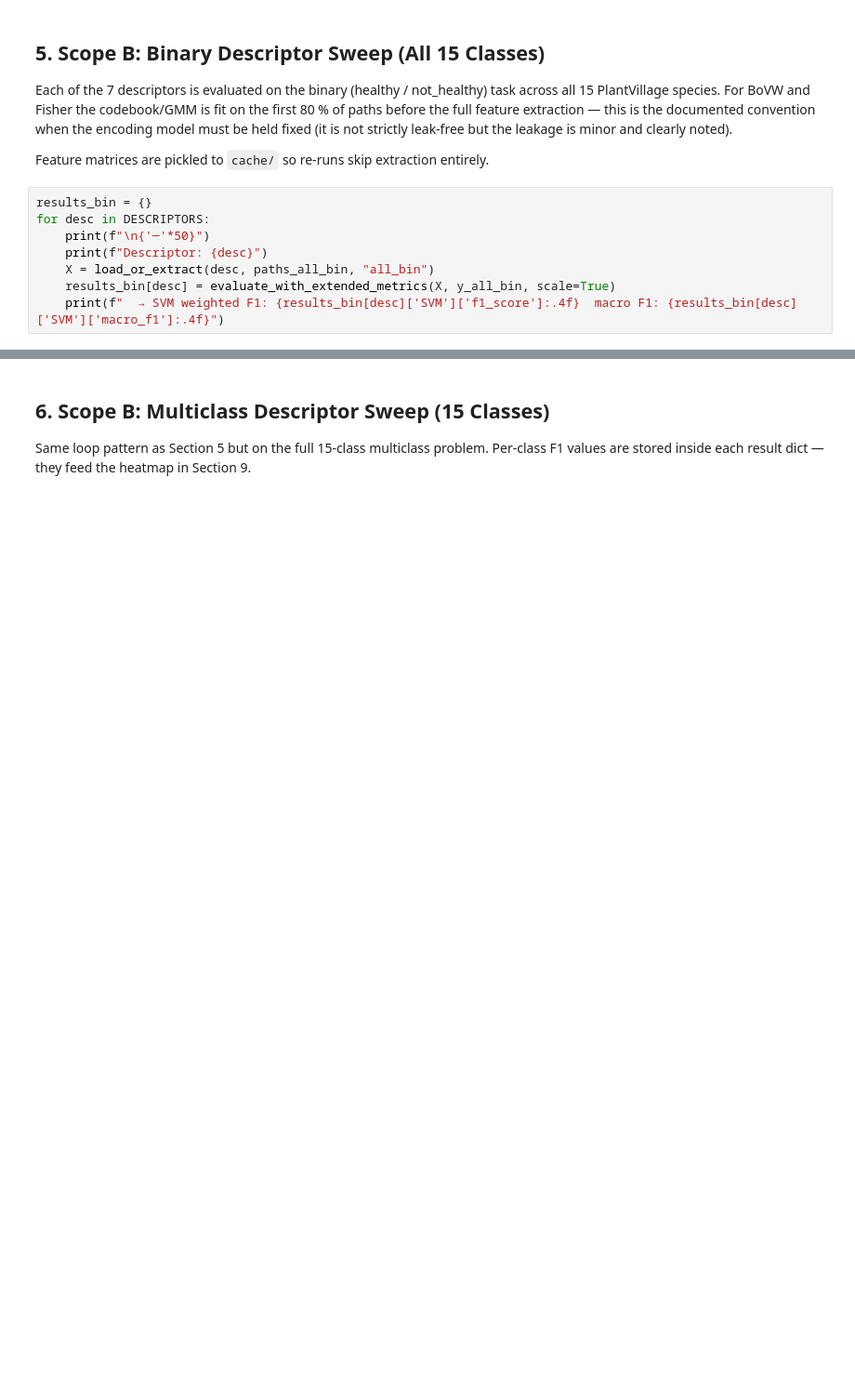
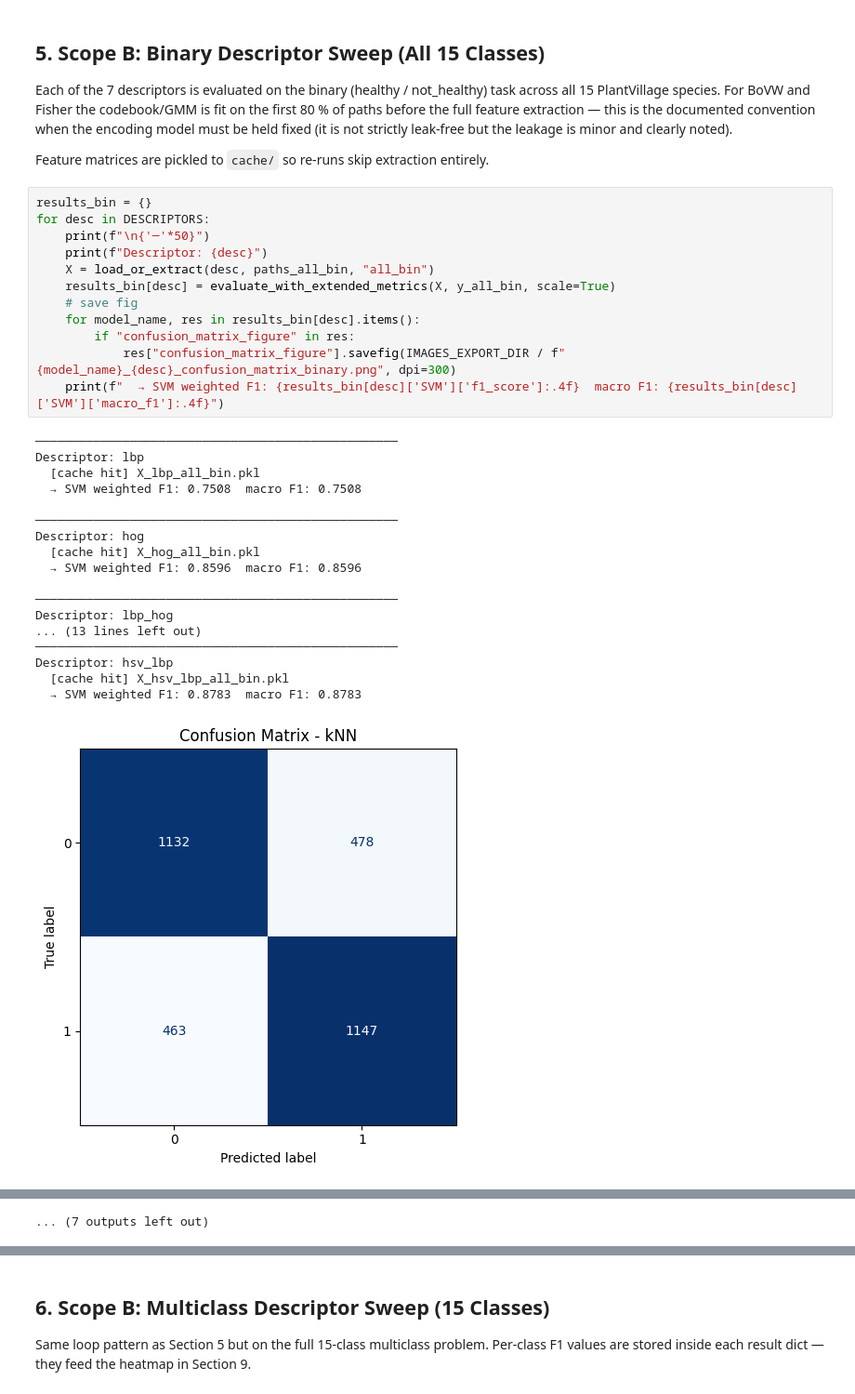
Before and after one commit to slamgLuke/CV_descriptors, a Jupyter notebook: notebook_descriptor_comparison.ipynb, the cells around one changed output, grey strips where cells are left out. Shown at 93% size. Cells and saved outputs as stored; diff of their text form; blank space fills up the shorter version.

```diff
--- a/notebook_descriptor_comparison.ipynb
+++ b/notebook_descriptor_comparison.ipynb
@@ -292,8 +343,31 @@ Feature matrices are pickled to `cache/` so re-runs skip extraction entirely.
 # %%
 results_bin = {}
 for desc in DESCRIPTORS:
     print(f"\n{'─'*50}")
     print(f"Descriptor: {desc}")
     X = load_or_extract(desc, paths_all_bin, "all_bin")
     results_bin[desc] = evaluate_with_extended_metrics(X, y_all_bin, scale=True)
+    # save fig
+    for model_name, res in results_bin[desc].items():
+        if "confusion_matrix_figure" in res:
+            res["confusion_matrix_figure"].savefig(IMAGES_EXPORT_DIR / f"{model_name}_{desc}_confusion_matrix_binary.png", dpi=300)
     print(f"  → SVM weighted F1: {results_bin[desc]['SVM']['f1_score']:.4f}  macro F1: {results_bin[desc]['SVM']['macro_f1']:.4f}")
+# %% [output]
+──────────────────────────────────────────────────
+Descriptor: lbp
+  [cache hit] X_lbp_all_bin.pkl
+  → SVM weighted F1: 0.7508  macro F1: 0.7508
+
+──────────────────────────────────────────────────
+Descriptor: hog
+  [cache hit] X_hog_all_bin.pkl
+  → SVM weighted F1: 0.8596  macro F1: 0.8596
+
+──────────────────────────────────────────────────
+Descriptor: lbp_hog
+... (13 lines left out)
+──────────────────────────────────────────────────
+Descriptor: hsv_lbp
+  [cache hit] X_hsv_lbp_all_bin.pkl
+  → SVM weighted F1: 0.8783  macro F1: 0.8783
+[figure, added]
@@ -300,3 +384,4 @@ for desc in DESCRIPTORS:
+... (7 outputs left out)
 # %%
 rows = []
 for desc in DESCRIPTORS:
```
Also changed, not shown: parts of 20 cells of this notebook.
